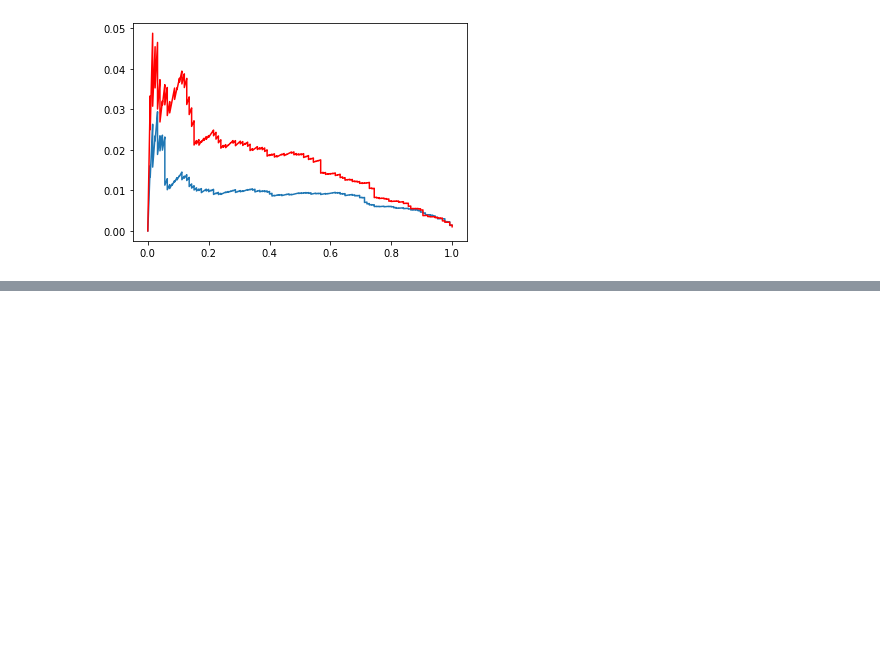
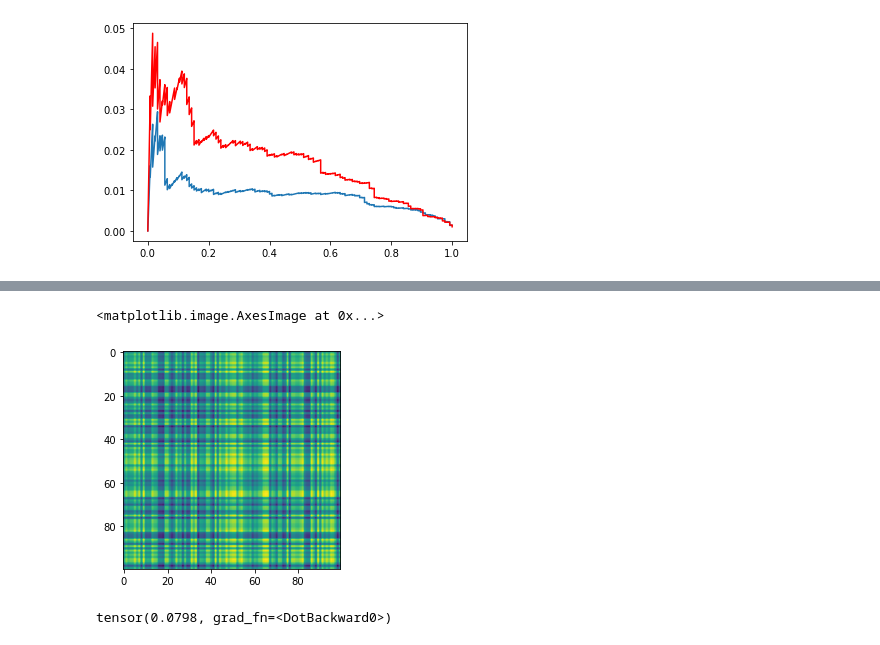
Before and after one commit to martinfama/LPGNN, a Jupyter notebook: GNN_embeddings.ipynb, the cells around one changed output, grey strips where cells are left out. Saved outputs shown, nothing was run; the diff lists cells and outputs as text; code cells hidden in the pictures; blank space fills up the shorter version.

```diff
--- a/GNN_embeddings.ipynb
+++ b/GNN_embeddings.ipynb
@@ -197,0 +204,9 @@ plt.plot(PR_labne['recall'], PR_labne['precision'], c='red')
+# %%
+plt.imshow(P.detach().numpy())
+# %% [output]
+<matplotlib.image.AxesImage at 0x...>
+[figure, added]
+# %%
+z[0] @ z[1].T
+# %% [output]
+tensor(0.0798, grad_fn=<DotBackward0>)
```
Also changed, not shown: parts of 5 cells of this notebook, 10 other files.
